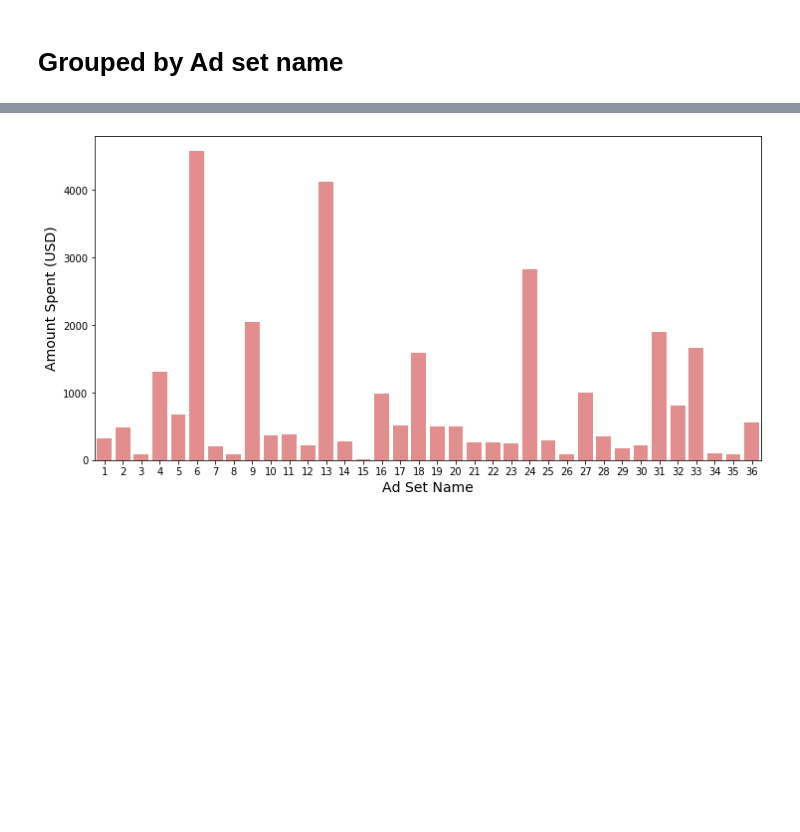
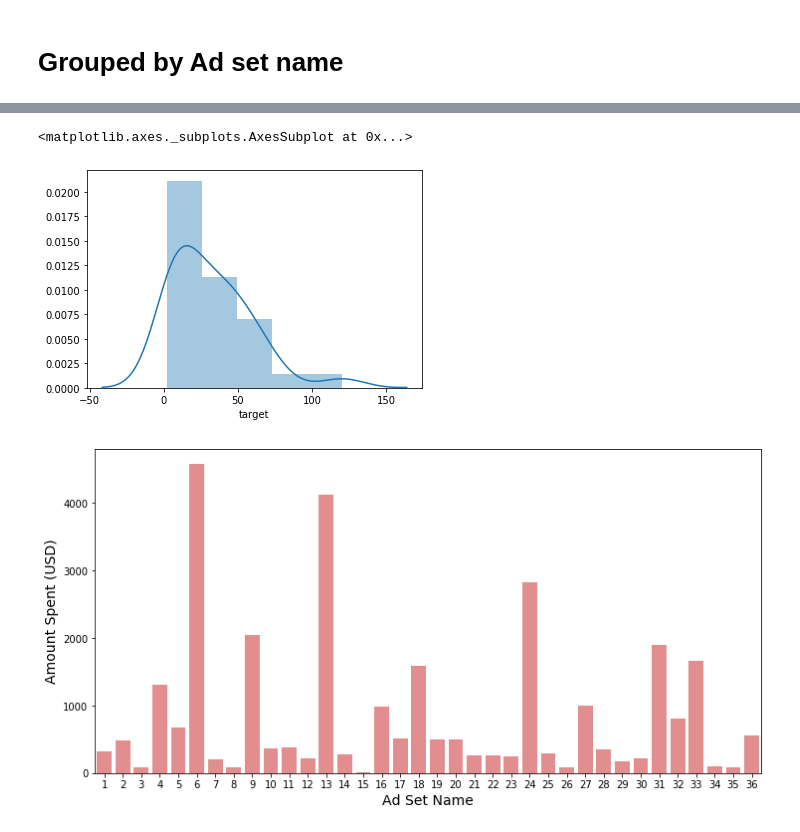
Before and after one commit to Lidetsal/Facebook-Ad-Project, a Jupyter notebook: Data Prep.ipynb, the cells around one changed output, grey strips where cells are left out. Cells and saved outputs as stored; diff of their text form; code cells hidden in the pictures; blank space fills up the shorter version.

```diff
--- a/Data Prep.ipynb
+++ b/Data Prep.ipynb
@@ -129,3 +118,8 @@ Name: Cost per Website Registration Completed (USD), dtype: float64
+# %%
+sns.distplot(grouped['target'])
+# %% [output]
+<matplotlib.axes._subplots.AxesSubplot at 0x...>
+[figure, added]
 # %%
 plt.figure(figsize=(12,6))
 sns.barplot(grouped['Ad Set Name'], grouped['Amount Spent (USD)'].sort_values(ascending=False), color='lightcoral')
```
Also changed, not shown: parts of 8 cells of this notebook, 1 other file.
